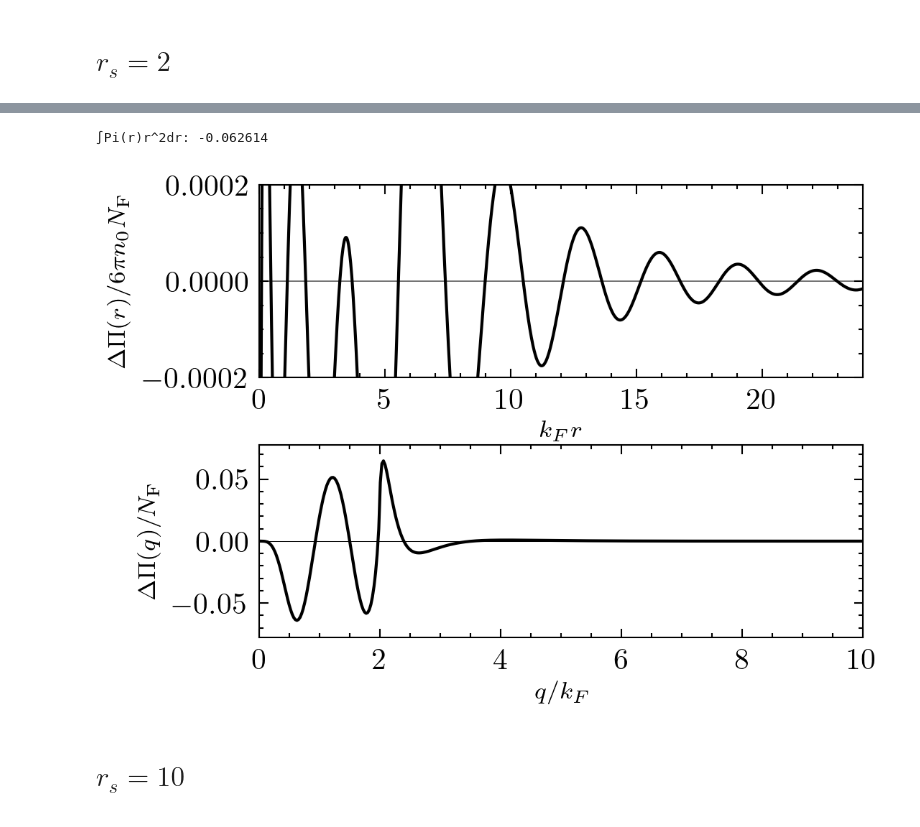
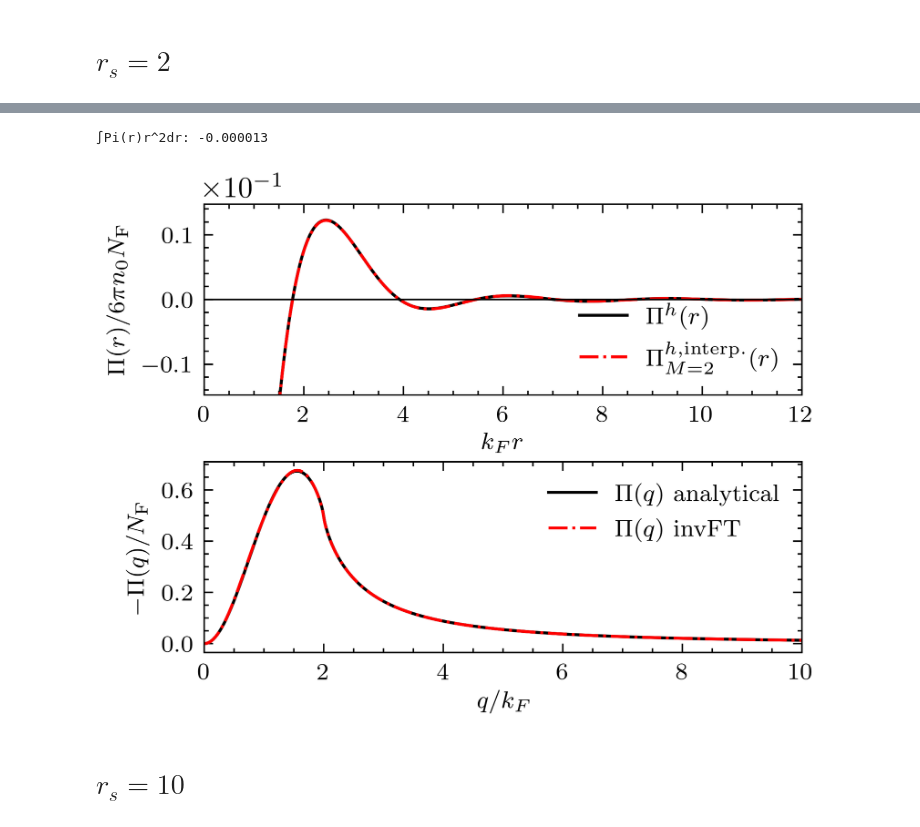
Before and after one commit to moegunes/chi_interpolation, a Jupyter notebook: check_chi.ipynb, the cells around one changed output, grey strips where cells are left out. Cells and saved outputs as stored; diff of their text form; code cells hidden in the pictures.

Commit message:
fixed smoothness of parameters.pkl

```diff
--- a/check_chi.ipynb
+++ b/check_chi.ipynb
@@ -23,8 +47,8 @@ plot_chi(r, q,parameters,rs=5,error=0)
 # %%
-plot_chi(r, q,parameters,rs=5,error=1)
+plot_pi(r, q,parameters,rs=2,error=0)
 # %% [output]
-∫Pi(r)r^2dr: -0.062614
+∫Pi(r)r^2dr: -0.000013
-[figure, old version]
+[figure, new version]
 # %% [markdown]
 # $r_s = 10$
 # %%
```
Also changed, not shown: parts of 6 cells of this notebook, 7 other files.
